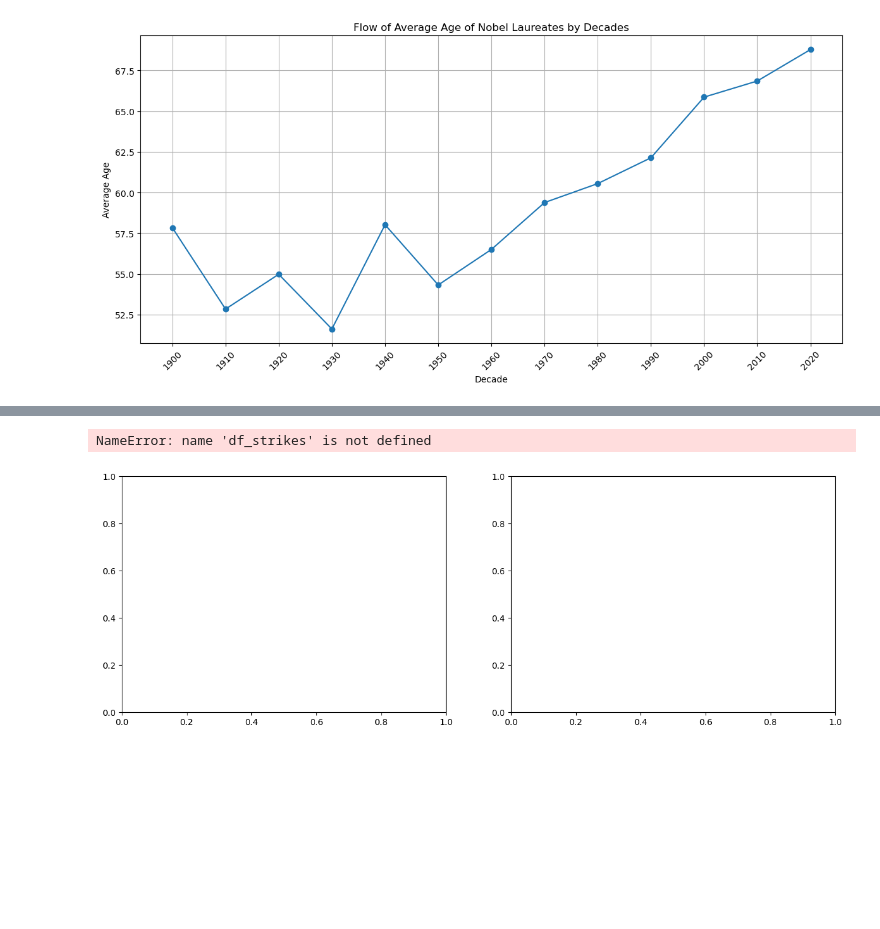
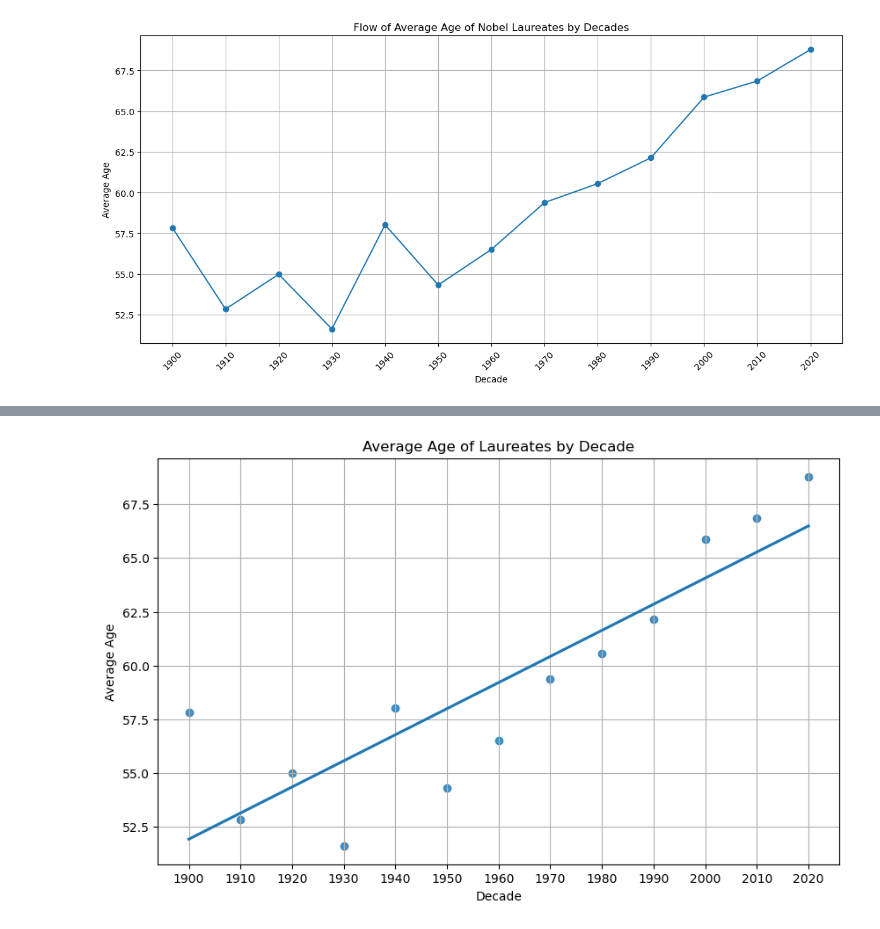
Before and after one commit to SarahB21/Project2024, a Jupyter notebook: ProjectLabelLaureate.ipynb, the cells around one changed output, grey strips where cells are left out. Drawn from its saved outputs; the diff is of its cells as text; code cells hidden in the pictures; blank space fills up the shorter version.

```diff
--- a/ProjectLabelLaureate.ipynb
+++ b/ProjectLabelLaureate.ipynb
@@ -584,23 +570,0 @@ plt.show()
-# %%
-import pandas as pd
-import matplotlib.pyplot as plt
-
-# Assuming 'Year' and 'Year of birth' are in the DataFrame nobel_data_filtered
-
-# Calculate age of laureates
-nobel_data_filtered['Age'] = nobel_data_filtered['Year'] - nobel_data_filtered['Year of birth']
-
-# Create a new column for decade
-nobel_data_filtered['Decade'] = (nobel_data_filtered['Year'] // 10) * 10
-
-# Group by decade and calculate average age
-average_age_by_decade = nobel_data_filtered.groupby('Decade')['Age'].mean()
-
-# Plot flow of average age by decade
-plt.plot(average_age_by_decade.index, average_age_by_decade.values, marker='o', linestyle='-')
-plt.title('Flow of Average Age of Laureates by Decades')
-plt.xlabel('Decade')
-plt.ylabel('Average Age')
-plt.grid(True)
-plt.xticks(average_age_by_decade.index)
-plt.show()
@@ -616,6 +571,21 @@ plt.show()
-# %%
-fig, ax = plt.subplots(1,2, figsize = (15,5))
-ax = sns.scatterplot(data = df_strikes.loc[df_strikes["visibility"] == "NIGHT"], y = "height", x = "speed", hue = "aircraft damage", ax = axes[1])
-# %% [output]
-NameError: name 'df_strikes' is not defined
-[figure, removed]
+# %%
+# Create a new column for decade
+nobel_data_filtered['Decade'] = (nobel_data_filtered['Year'] // 10) * 10
+
+# Group by decade and calculate average age
+average_age_by_decade = nobel_data_filtered.groupby('Decade')['Age'].mean().reset_index()
+
+# Set figure size
+plt.figure(figsize=(10, 6))  # Adjust the width and height as needed
+
+# Plot scatter plot of average age by decade with regression line
+sns.regplot(x='Decade', y='Age', data=average_age_by_decade, scatter=True, ci=None, marker='o')
+
+plt.title('Average Age of Laureates by Decade')
+plt.xlabel('Decade')
+plt.ylabel('Average Age')
+plt.grid(True)
+plt.xticks(average_age_by_decade['Decade'])
+plt.show()
+# %% [output]
+[figure, added]
```
Also changed, not shown: parts of 3 cells of this notebook.
